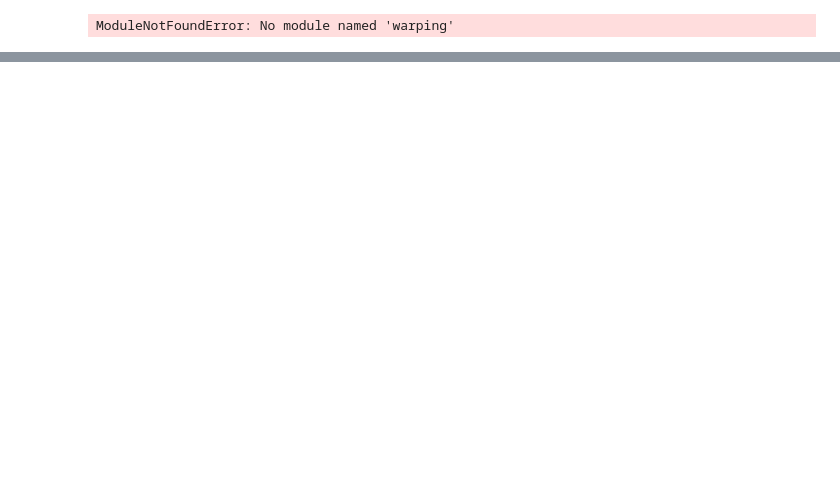
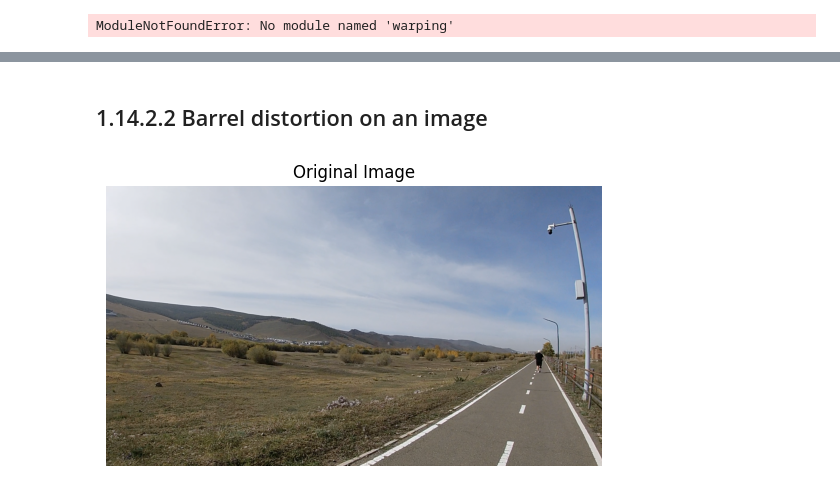
Before and after one commit to changsin/CV, a Jupyter notebook: 01_14_pixels_lens_distortion.ipynb, the cells around one changed output, grey strips where cells are left out. Cells and saved outputs as stored; diff of their text form; code cells hidden in the pictures; blank space fills up the shorter version.

```diff
--- a/01_14_pixels_lens_distortion.ipynb
+++ b/01_14_pixels_lens_distortion.ipynb
@@ -66,0 +189,17 @@ ModuleNotFoundError: No module named 'warping'
+# %% [markdown]
+## 1.14.2.2 Barrel distortion on an image
+# %%
+import cv2
+import numpy as np
+import matplotlib.pyplot as plt
+
+# Load image (grayscale for simplicity, or use cv2.IMREAD_COLOR)
+img = cv2.imread("/content/National_Park_trail.png", cv2.IMREAD_COLOR)
+h, w = img.shape[:2]
+
+plt.imshow(cv2.cvtColor(img, cv2.COLOR_BGR2RGB))
+plt.title("Original Image")
+plt.axis("off")
+plt.show()
+# %% [output]
+[figure, added]
```
Also changed, not shown: parts of 14 cells of this notebook.
